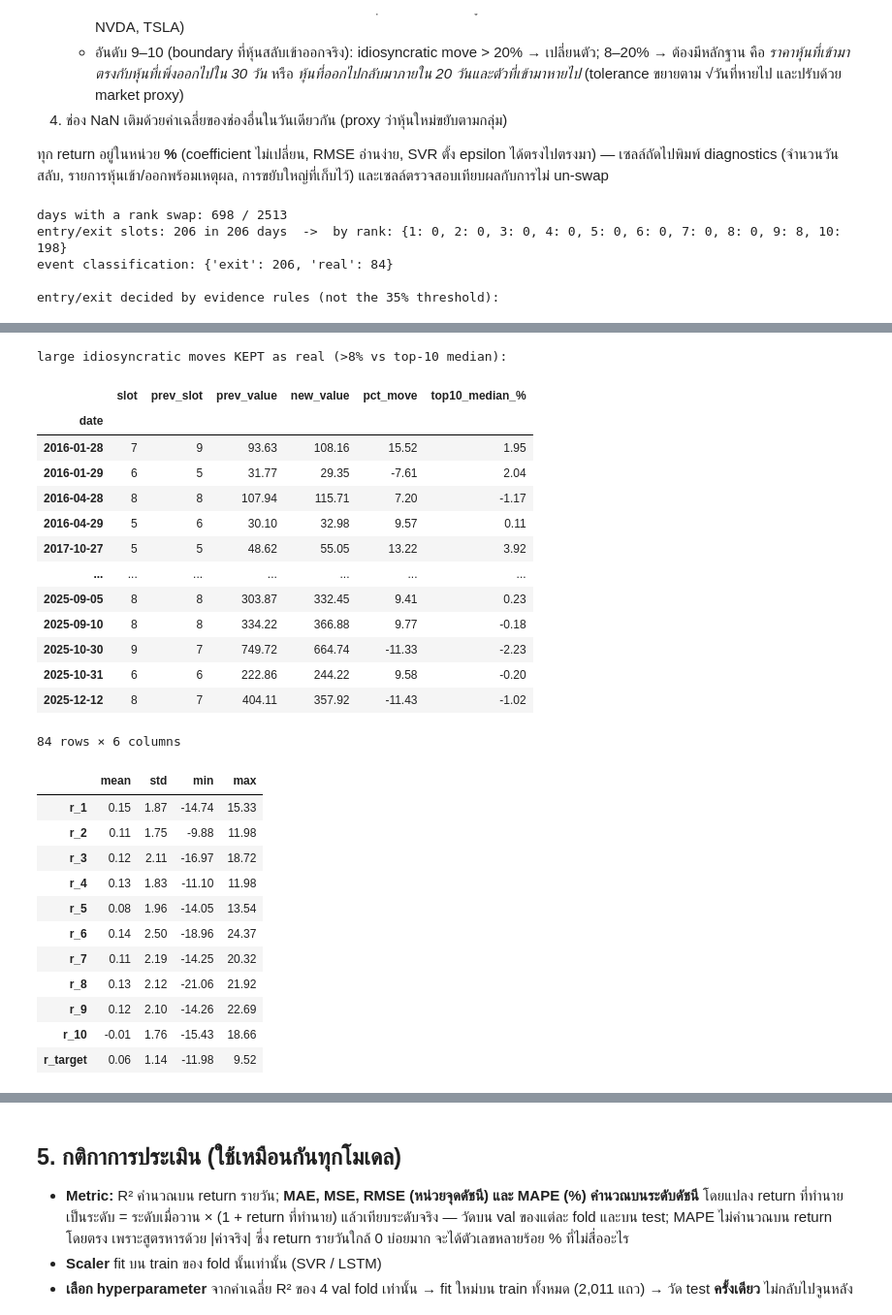
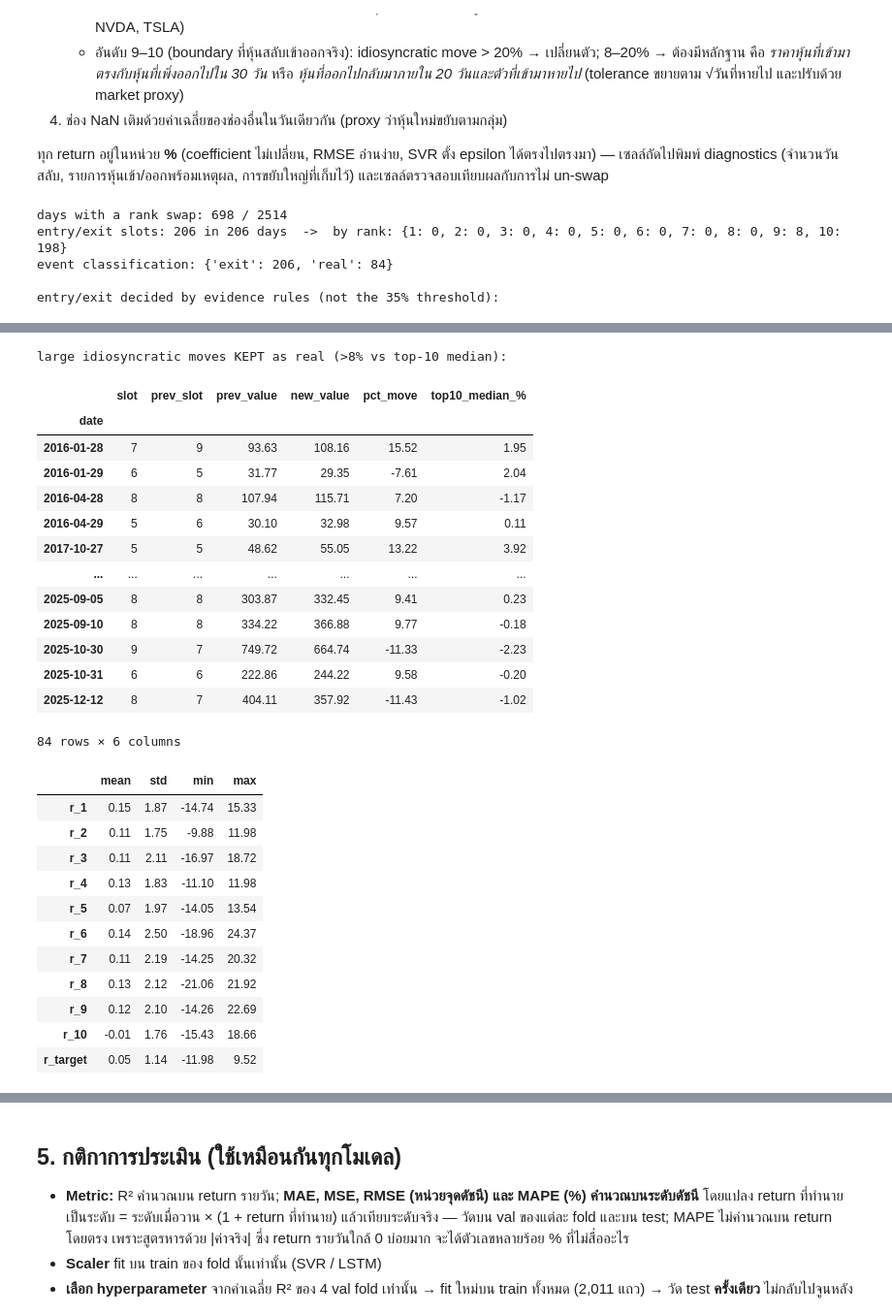
Before and after one commit to Chaut007/sp500_top10_influence, a Jupyter notebook: sp500_top10_influence.ipynb, the cells around one changed output, grey strips where cells are left out. Shown at 97% size. Drawn from its saved outputs; the diff is of its cells as text; code cells hidden in the pictures.

```diff
--- a/sp500_top10_influence.ipynb
+++ b/sp500_top10_influence.ipynb
@@ -85,6 +85,15 @@ raw['date'] = pd.to_datetime(raw['date'], format='%m/%d/%Y')
 raw = raw.set_index('date').sort_index()
 SLOT_COLS = [f'close_{k}' for k in range(1, 11)]
 assert len(raw) == 2514, len(raw)
-print(raw.shape, '|', raw.index.min().date(), '->', raw.index.max().date())
+# แถวอ้างอิง 31/12/2015 = วันซื้อขายก่อนแถวแรกของไฟล์ ใช้คำนวณ return ของ 4/1/2016 เท่านั้น (ไม่นับเป็นข้อมูล/ไม่อยู่ใน split)
+# ที่มา: Yahoo Finance ผ่าน yfinance (auto_adjust=True) ดึงเมื่อ 14/9/2026 — บริษัทในช่อง 1-10 ของวันที่ 4/1/2016 คือ
+#   GOOGL, GOOG, MSFT, AAPL, AMZN, XOM, BRK-B, META, JNJ, VZ (ระบุโดยเทียบ adj close วันที่ 4/1/2016 กับค่าในไฟล์: ตรงกันทุกช่องที่ระดับ 1e-7
+#   จึงเป็นฐานการปรับปันผล/split เดียวกัน) และ target = ราคาปิด ^GSPC 31/12/2015
+REF_ROW = {'date': '2015-12-31', 'close_1': 38.53383255, 'close_2': 37.58797455, 'close_3': 48.27262497, 'close_4': 23.66843796,
+           'close_5': 33.79449844, 'close_6': 49.31230927, 'close_7': 132.03999329, 'close_8': 103.74891663, 'close_9': 76.63905334,
+           'close_10': 26.11704063, 'target': 2043.939941}
+ref_row = pd.DataFrame([REF_ROW]); ref_row['date'] = pd.to_datetime(ref_row['date']); ref_row = ref_row.set_index('date')
+raw_ext = pd.concat([ref_row, raw])                     # 2,515 แถว = แถวอ้างอิง + ข้อมูล 2,514 แถว
+print(raw.shape, '|', raw.index.min().date(), '->', raw.index.max().date(), '| + reference row', ref_row.index[0].date())
 raw.describe().T[['min', 'max']].round(2)
 # %% [output]
@@ -283,18 +292,19 @@ def unswap_returns(prices, lam=0.01, cap=0.35, th_idio=0.08, th_big=0.20, bounda
                                        'top10_median_%', 'status', 'reason']).set_index('date')
     return out, diag, pd.Series(np.expm1(med) * 100, index=prices.index, name='top10_median_%')
 
-rets, diag, mkt_proxy = unswap_returns(raw)
-exit_by_rank = rets[RET_COLS].iloc[1:].isna().sum()
+rets, diag, mkt_proxy = unswap_returns(raw_ext)     # คำนวณจากตารางที่มีแถวอ้างอิง
+rets, mkt_proxy = rets.iloc[1:], mkt_proxy.iloc[1:]  # ตัดแถวอ้างอิงออก -> 2,514 แถว ทุกแถวมี return
+exit_by_rank = rets[RET_COLS].isna().sum()
 row_mean = rets[RET_COLS].mean(axis=1)
 for c in RET_COLS:                                   # วันหุ้นเข้า/ออก: เติมด้วยค่าเฉลี่ยของช่องอื่นวันนั้น
     rets[c] = rets[c].fillna(row_mean)
 
 df = rets.copy()
-df[TARGET] = raw['target'].pct_change()
+df[TARGET] = raw_ext['target'].pct_change().iloc[1:]
 df[RET_COLS + [TARGET]] *= 100                      # หน่วย % ทั้งหมด
 df['target_level'] = raw['target']
 
-print(f'days with a rank swap: {int(df.swapped.sum())} / {len(df) - 1}')
+print(f'days with a rank swap: {int(df.swapped.sum())} / {len(df)}')
 print(f'entry/exit slots: {int(df.n_unmatched.sum())} in {int((df.n_unmatched > 0).sum())} days  ->  by rank: '
       + str({k + 1: int(v) for k, v in enumerate(exit_by_rank)}))
 print('event classification:', diag.status.value_counts().to_dict())
@@ -305,7 +315,7 @@ print('large idiosyncratic moves KEPT as real (>8% vs top-10 median):')
 display(diag[diag.status == 'real'].drop(columns=['status', 'reason']).round(2))
 df[RET_COLS + [TARGET]].describe().T[['mean', 'std', 'min', 'max']].round(2)
 # %% [output]
-days with a rank swap: 698 / 2513
+days with a rank swap: 698 / 2514
 entry/exit slots: 206 in 206 days  ->  by rank: {1: 0, 2: 0, 3: 0, 4: 0, 5: 0, 6: 0, 7: 0, 8: 0, 9: 8, 10: 198}
 event classification: {'exit': 206, 'real': 84}
 
@@ -319,42 +329,42 @@ entry/exit decided by evidence rules (not the 35% threshold):
 | 2016-12-08 | 10 | 10 | 75.81 | 65.93 | -13.04 | 0.09 | entrant = company that left 17d ago |
 | 2016-12-12 | 10 | 10 | 66.21 | 77.61 | 17.21 | 0.16 | entrant = company that left 3d ago |
 | 2017-01-03 | 10 | 10 | 77.97 | 67.56 | -13.35 | 0.62 | entrant = company that left 18d ago |
 | 2017-01-04 | 10 | 10 | 67.56 | 78.05 | 15.53 | 0.03 | entrant = company that left 2d ago |
 | 2017-01-09 | 10 | 10 | 77.40 | 67.12 | -13.29 | 0.02 | entrant = company that left 19d ago |
 | 2017-01-17 | 10 | 10 | 67.52 | 77.03 | 14.08 | -0.32 | entrant = company that left 6d ago |
 | ... | ... | ... | ... | ... | ... | ... | ... |
 | 2024-04-22 | 10 | 10 | 147.05 | 119.81 | -18.53 | 0.80 | idiosyncratic jump 21% > 20% at r... |
 | 2024-04-24 | 10 | 10 | 122.22 | 162.13 | 32.65 | -0.08 | idiosyncratic jump 28% > 20% at r... |
 | 2024-06-11 | 10 | 10 | 173.79 | 142.95 | -17.74 | 0.49 | idiosyncratic jump 20% > 20% at r... |
 | 2024-06-26 | 10 | 10 | 155.16 | 196.37 | 26.56 | 0.26 | idiosyncratic jump 23% > 20% at r... |
 | 2024-12-13 | 9 | 10 | 177.91 | 221.38 | 24.43 | -0.58 | idiosyncratic jump 22% > 20% at r... |
 large idiosyncratic moves KEPT as real (>8% vs top-10 median):
 |  | slot | prev_slot | prev_value | new_value | pct_move | top10_median_% |
 | date |  |  |  |  |  |  |
 | 2016-01-28 | 7 | 9 | 93.63 | 108.16 | 15.52 | 1.95 |
 | 2016-01-29 | 6 | 5 | 31.77 | 29.35 | -7.61 | 2.04 |
 | 2016-04-28 | 8 | 8 | 107.94 | 115.71 | 7.20 | -1.17 |
 | 2016-04-29 | 5 | 6 | 30.10 | 32.98 | 9.57 | 0.11 |
 | 2017-10-27 | 5 | 5 | 48.62 | 55.05 | 13.22 | 3.92 |
 | ... | ... | ... | ... | ... | ... | ... |
 | 2025-09-05 | 8 | 8 | 303.87 | 332.45 | 9.41 | 0.23 |
 | 2025-09-10 | 8 | 8 | 334.22 | 366.88 | 9.77 | -0.18 |
 | 2025-10-30 | 9 | 7 | 749.72 | 664.74 | -11.33 | -2.23 |
 | 2025-10-31 | 6 | 6 | 222.86 | 244.22 | 9.58 | -0.20 |
 | 2025-12-12 | 8 | 7 | 404.11 | 357.92 | -11.43 | -1.02 |
 84 rows × 6 columns
 |  | mean | std | min | max |
 | r_1 | 0.15 | 1.87 | -14.74 | 15.33 |
 | r_2 | 0.11 | 1.75 | -9.88 | 11.98 |
-| r_3 | 0.12 | 2.11 | -16.97 | 18.72 |
+| r_3 | 0.11 | 2.11 | -16.97 | 18.72 |
 | r_4 | 0.13 | 1.83 | -11.10 | 11.98 |
-| r_5 | 0.08 | 1.96 | -14.05 | 13.54 |
+| r_5 | 0.07 | 1.97 | -14.05 | 13.54 |
 | r_6 | 0.14 | 2.50 | -18.96 | 24.37 |
 | r_7 | 0.11 | 2.19 | -14.25 | 20.32 |
 | r_8 | 0.13 | 2.12 | -21.06 | 21.92 |
 | r_9 | 0.12 | 2.10 | -14.26 | 22.69 |
 | r_10 | -0.01 | 1.76 | -15.43 | 18.66 |
-| r_target | 0.06 | 1.14 | -11.98 | 9.52 |
+| r_target | 0.05 | 1.14 | -11.98 | 9.52 |
 # %%
 # ===== ตรวจสอบคุณภาพการ un-swap =====
 y_chk = df[TARGET].to_numpy()
```
Also changed, not shown: parts of 22 cells of this notebook, 6 other files.
